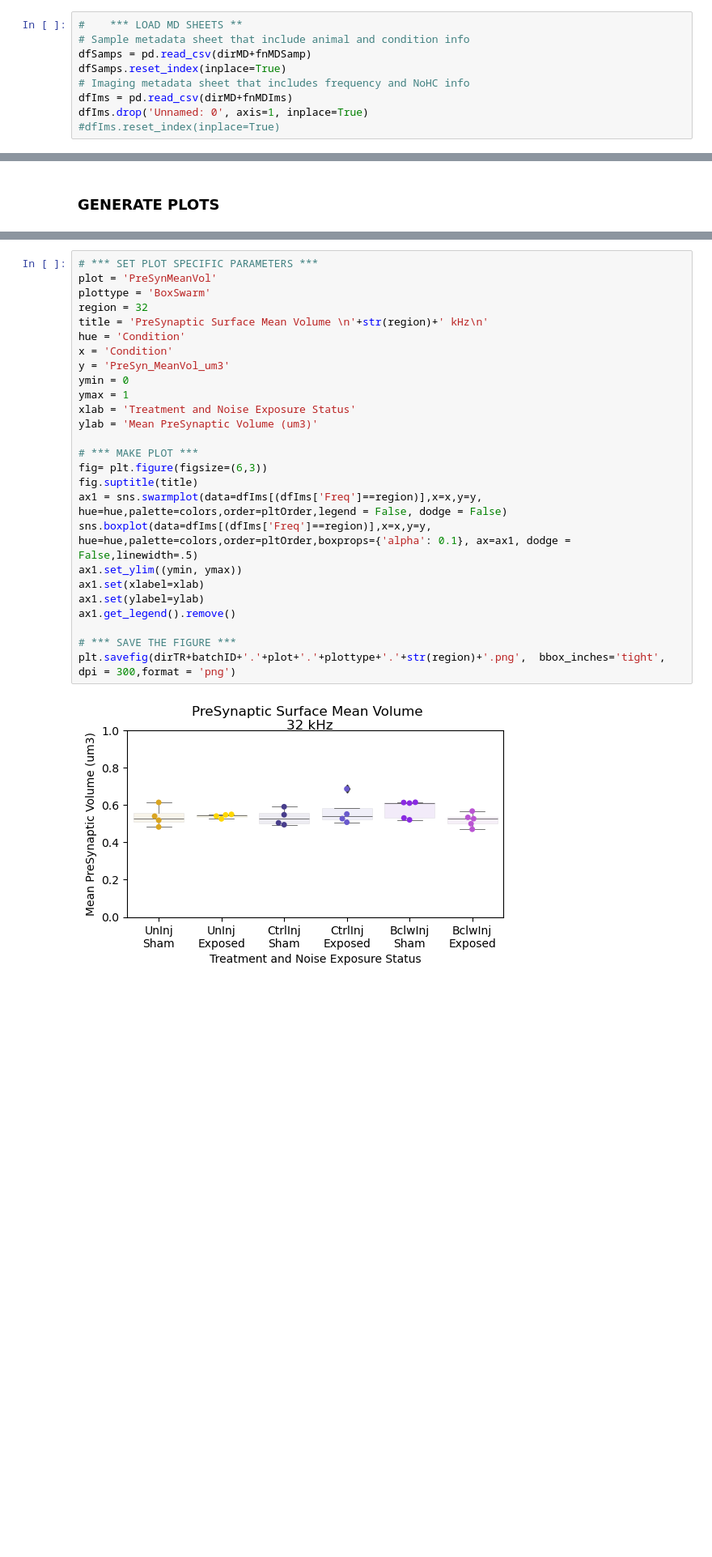
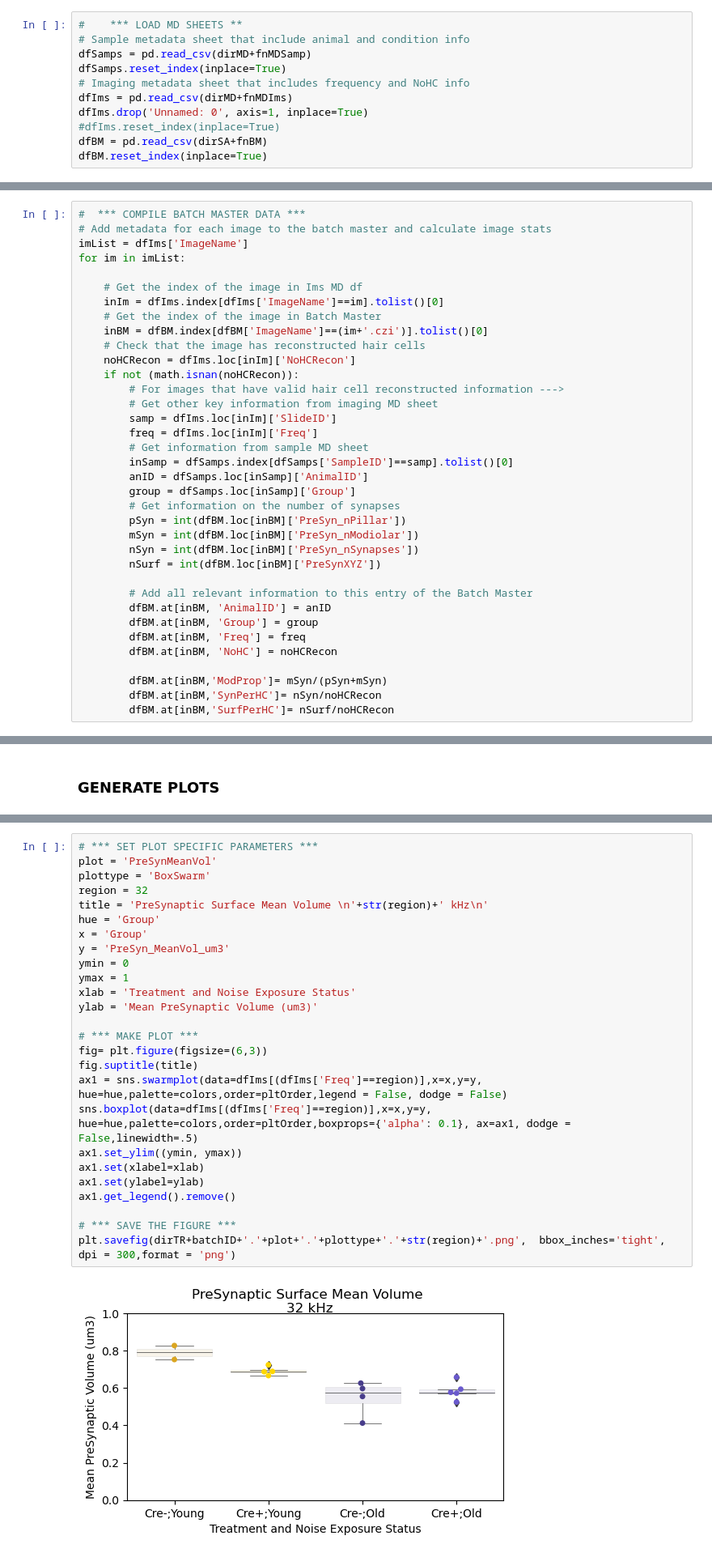
Before and after one commit to engineeringjoy/SynAnalyzer, a Jupyter notebook: 4.0_SynAnalyzer_PlotImarisResults.ipynb, the cells around one changed output, grey strips where cells are left out. Shown at 81% size. Drawn from its saved outputs; the diff is of its cells as text; blank space fills up the shorter version.

```diff
--- a/4.0_SynAnalyzer_PlotImarisResults.ipynb
+++ b/4.0_SynAnalyzer_PlotImarisResults.ipynb
@@ -91,6 +95,8 @@ dfSamps.reset_index(inplace=True)
 dfIms = pd.read_csv(dirMD+fnMDIms)
 dfIms.drop('Unnamed: 0', axis=1, inplace=True)
 #dfIms.reset_index(inplace=True)
+dfBM = pd.read_csv(dirSA+fnBM)
+dfBM.reset_index(inplace=True)
 # %%
 # Create a df that has every XYZ surface created in Imaris for the images in the MD sheet
 #   that meet the user specifications
@@ -103,3 +109,39 @@ dfIms.drop('index', axis=1, inplace=True)
 # %% [markdown]
 ###   COMPILE DATA FROM ALL IMAGES INCLUDED IN ANALYSIS
+# %%
+#  *** COMPILE BATCH MASTER DATA ***
+# Add metadata for each image to the batch master and calculate image stats
+imList = dfIms['ImageName']
+for im in imList:
+
+    # Get the index of the image in Ims MD df
+    inIm = dfIms.index[dfIms['ImageName']==im].tolist()[0]
+    # Get the index of the image in Batch Master
+    inBM = dfBM.index[dfBM['ImageName']==(im+'.czi')].tolist()[0]
+    # Check that the image has reconstructed hair cells
+    noHCRecon = dfIms.loc[inIm]['NoHCRecon']
+    if not (math.isnan(noHCRecon)):
+        # For images that have valid hair cell reconstructed information --->
+        # Get other key information from imaging MD sheet
+        samp = dfIms.loc[inIm]['SlideID']
+        freq = dfIms.loc[inIm]['Freq']
+        # Get information from sample MD sheet
+        inSamp = dfSamps.index[dfSamps['SampleID']==samp].tolist()[0]
+        anID = dfSamps.loc[inSamp]['AnimalID']
+        group = dfSamps.loc[inSamp]['Group']
+        # Get information on the number of synapses
+        pSyn = int(dfBM.loc[inBM]['PreSyn_nPillar'])
+        mSyn = int(dfBM.loc[inBM]['PreSyn_nModiolar'])
+        nSyn = int(dfBM.loc[inBM]['PreSyn_nSynapses'])
+        nSurf = int(dfBM.loc[inBM]['PreSynXYZ'])
+
+        # Add all relevant information to this entry of the Batch Master
+        dfBM.at[inBM, 'AnimalID'] = anID
+        dfBM.at[inBM, 'Group'] = group
+        dfBM.at[inBM, 'Freq'] = freq
+        dfBM.at[inBM, 'NoHC'] = noHCRecon
+
+        dfBM.at[inBM,'ModProp']= mSyn/(pSyn+mSyn)
+        dfBM.at[inBM,'SynPerHC']= nSyn/noHCRecon
+        dfBM.at[inBM,'SurfPerHC']= nSurf/noHCRecon
 # %%
@@ -241,31 +427,31 @@ plt.savefig(dirTR+batchID+'.'+plot+'.'+plottype+'.'+str(region)+'.png',  bbox_in
 # %%
 # *** SET PLOT SPECIFIC PARAMETERS ***
 plot = 'PreSynMeanVol'
 plottype = 'BoxSwarm'
 region = 32
 title = 'PreSynaptic Surface Mean Volume \n'+str(region)+' kHz\n'
-hue = 'Condition'
-x = 'Condition'
+hue = 'Group'
+x = 'Group'
 y = 'PreSyn_MeanVol_um3'
 ymin = 0
 ymax = 1
 xlab = 'Treatment and Noise Exposure Status'
 ylab = 'Mean PreSynaptic Volume (um3)'
 
 # *** MAKE PLOT ***
 fig= plt.figure(figsize=(6,3))
 fig.suptitle(title)
 ax1 = sns.swarmplot(data=dfIms[(dfIms['Freq']==region)],x=x,y=y, hue=hue,palette=colors,order=pltOrder,legend = False, dodge = False)
 sns.boxplot(data=dfIms[(dfIms['Freq']==region)],x=x,y=y, hue=hue,palette=colors,order=pltOrder,boxprops={'alpha': 0.1}, ax=ax1, dodge = False,linewidth=.5)
 ax1.set_ylim((ymin, ymax))
 ax1.set(xlabel=xlab)
 ax1.set(ylabel=ylab)
 ax1.get_legend().remove()
 
 # *** SAVE THE FIGURE ***
 plt.savefig(dirTR+batchID+'.'+plot+'.'+plottype+'.'+str(region)+'.png',  bbox_inches='tight', dpi = 300,format = 'png')
 # %% [output]
-[figure, old version]
+[figure, new version]
 # %%
 # *** SET PLOT SPECIFIC PARAMETERS ***
 plot = 'PreSynMeanCtBP2Int'
```
Also changed, not shown: parts of 13 cells of this notebook, 11 other files.
